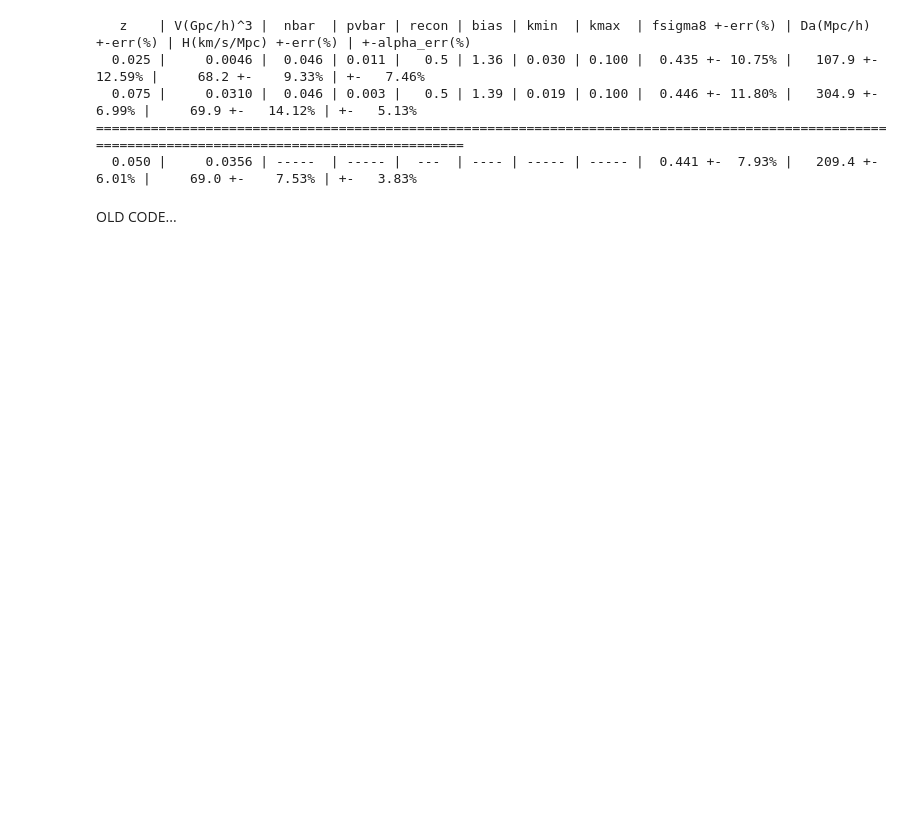
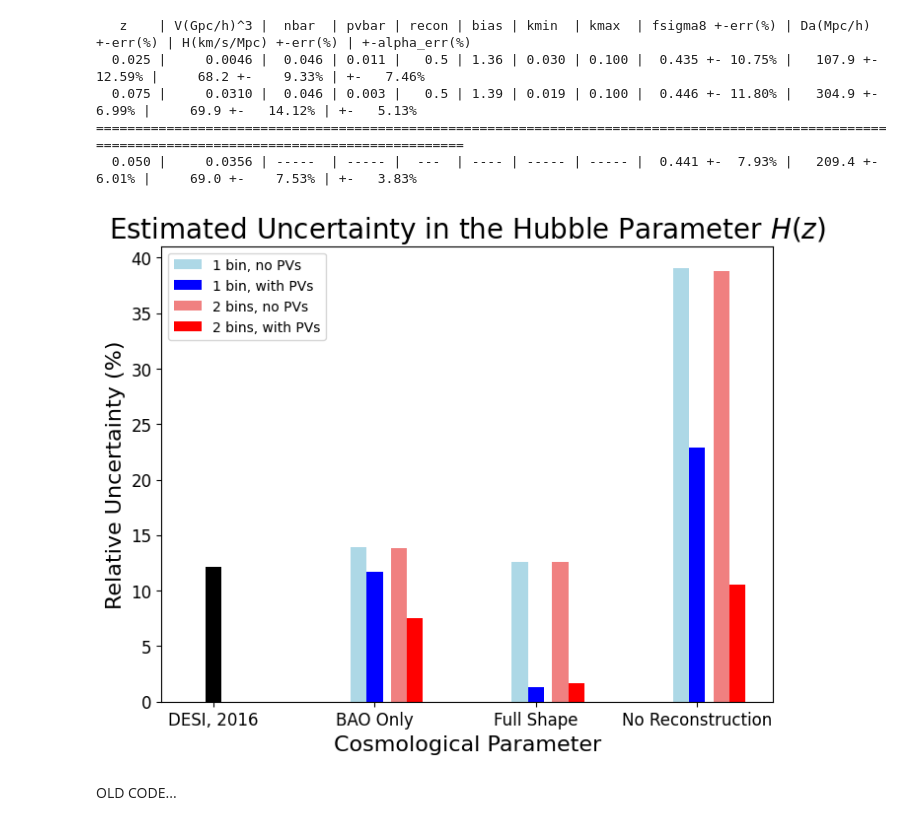
Before and after one commit to eh13913/Capstone-Project, a Jupyter notebook: Notebooks/Test2.ipynb, the cells around one changed output. Drawn from its saved outputs; the diff is of its cells as text; code cells hidden in the pictures; blank space fills up the shorter version.

Commit message:
fix graphs

```diff
--- a/Notebooks/Test2.ipynb
+++ b/Notebooks/Test2.ipynb
@@ -221,8 +221,8 @@ with open(writepath+title,'a') as file:
 import matplotlib.pyplot as plt
 import numpy as np
 
-labels = ['f$\sigma_8$', 'D$_A$', 'H']#['DESI, 2016','BAO Only','Full Power','Full Reconstruction']#['DESI, 2016','1 bin, no PVs','1 bin, with PVs','2 bins, no PVs','2 bins, with PVs']
-desi = [33.24, 6.12, 12.1]#[12.1,0,0,0]
+labels = ['DESI, 2016','BAO Only','Full Shape','No Reconstruction']#['f$\sigma_8$', 'D$_A$', 'H']#['DESI, 2016','1 bin, no PVs','1 bin, with PVs','2 bins, no PVs','2 bins, with PVs']
+desi = [12.1,0,0,0]#[33.24, 6.12, 12.1]#
 colors = ['lightblue','b','lightcoral','r']
 
 # recon = 1
@@ -233,46 +233,48 @@ pv21 = [9.418, 11.920, 10.584]
 
 # bao only = true
 no12 = [31.64, 6.65, 13.92]
 no22 = [31.74, 6.60, 13.86]
 pv12 = [6.83, 6.48, 11.73]
 pv22 = [7.93, 6.01, 7.53]
 
 # bao only = false
 no13 = [40.448, 6.256, 12.584]
 no23 = [40.564, 6.225, 12.554]
 pv13 = [7.380, 1.636, 1.287]
 pv23 = [8.220, 1.289, 1.635]
 
-#no1=[0,no12[-1],no13[-1],no11[-1]]
-#no2=[0,no22[-1],no23[-1],no21[-1]]
-#pv1=[0,pv12[-1],pv13[-1],pv11[-1]]
-#pv2=[0,pv22[-1],pv23[-1],pv21[-1]]
+no1=[0,no12[-1],no13[-1],no11[-1]]
+no2=[0,no22[-1],no23[-1],no21[-1]]
+pv1=[0,pv12[-1],pv13[-1],pv11[-1]]
+pv2=[0,pv22[-1],pv23[-1],pv21[-1]]
 
 x = np.arange(len(labels))
 width = 0.1
 
 fig, ax = plt.subplots(figsize=(8,6))
-#ax.bar(x,desi,width,color='k')
+ax.bar(x,desi,width,color='k')
 #ax.bar(x,desi+no1+pv1+no2+pv2,width,color=colors)
-ax.bar(x - 2*width-0.05, desi, width, label='DESI, 2016',color='k')
-ax.bar(x - width, no13, width, label='1 bin, no PVs',color='lightblue')
-ax.bar(x, pv13, width, label='1 bin, with PVs',color='b')
-ax.bar(x + width+0.05, no23, width, label='2 bins, no PVs',color='lightcoral')
-ax.bar(x + 2*width+0.05, pv23, width, label='2 bins, with PVs',color='r')
+#ax.bar(x - 2*width-0.05, desi, width, label='DESI, 2016',color='k')
+ax.bar(x - width, no1, width, label='1 bin, no PVs',color='lightblue')
+ax.bar(x, pv1, width, label='1 bin, with PVs',color='b')
+ax.bar(x + width+0.05, no2, width, label='2 bins, no PVs',color='lightcoral')
+ax.bar(x + 2*width+0.05, pv2, width, label='2 bins, with PVs',color='r')
 
-ax.set_ylabel('Uncertainty (%)',fontsize=16)
+ax.set_ylabel('Relative Uncertainty (%)',fontsize=16)
 #ax.set_ylim(0,18)
-ax.set_title('Estimated Uncertainty in Cosmological Parameters \n (BAO Only = False)',fontsize=20)
+ax.set_title('Estimated Uncertainty in the Hubble Parameter $H(z)$',fontsize=20)
 ax.set_xlabel('Cosmological Parameter',fontsize=16)
 ax.set_xticks(x)
 ax.set_xticklabels(labels,fontsize=12)
 ax.tick_params(axis='y', labelsize=12)
 ax.legend()
 
 plt.tight_layout()
-path='../Figures/BAOOnlyFalse.png'
+path='../Figures/FullH.png'
 plt.savefig(path, dpi=300,bbox_inches='tight')
 plt.close()
+# %% [output]
+[figure, added]
 # %%
 from TackleBox import get_powerfx, get_inv_cov,get_full_deriv,compute_deriv_alphas
 from scipy.interpolate import splrep, splev
```
Also changed, not shown: 1 other file.
